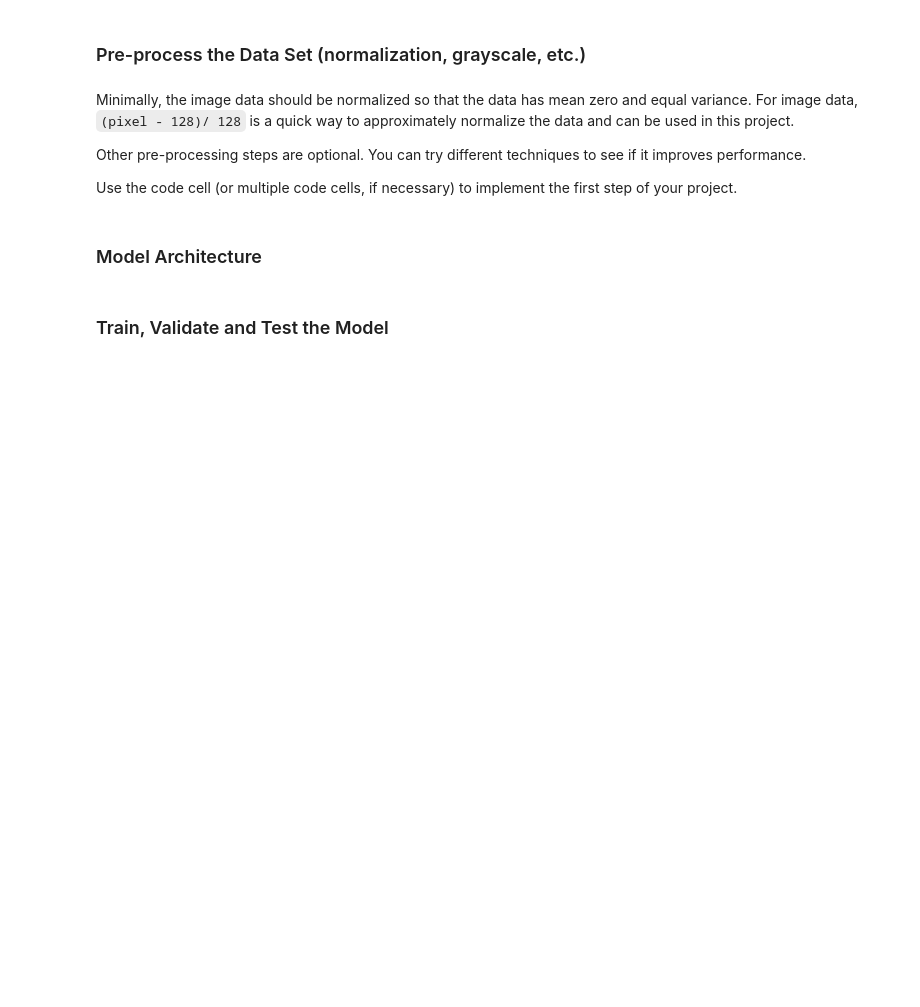
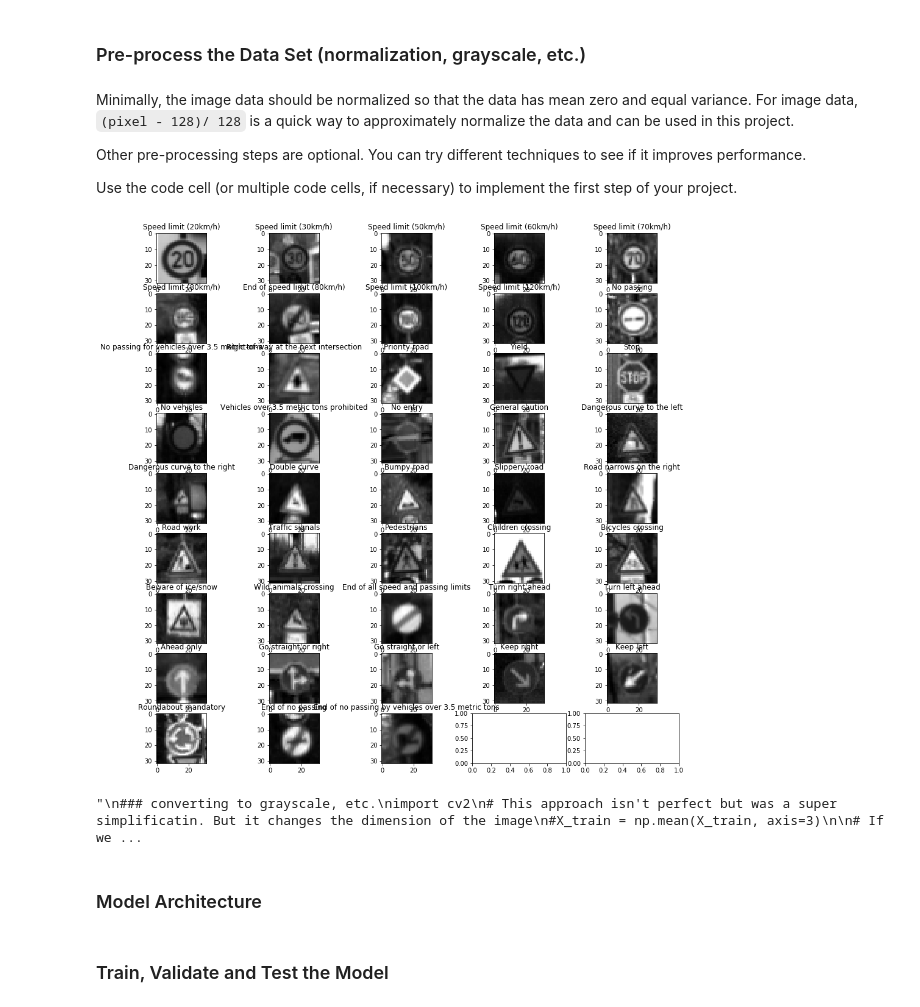
Before and after one commit to AndrewWalker251/traffic_sign_classifier, a Jupyter notebook: Traffic_Sign_Classifier.ipynb, the cells around one changed output. Cells and saved outputs as stored; diff of their text form; code cells hidden in the pictures; blank space fills up the shorter version.

```diff
--- a/Traffic_Sign_Classifier.ipynb
+++ b/Traffic_Sign_Classifier.ipynb
@@ -158,6 +169,61 @@ Minimally, the image data should be normalized so that the data has mean zero an
 Other pre-processing steps are optional. You can try different techniques to see if it improves performance.
 
 Use the code cell (or multiple code cells, if necessary) to implement the first step of your project.
+# %%
+X_train = np.mean(X_train, axis=3)
+X_train = np.reshape(X_train, (n_train,32,32,1))
+
+X_valid = np.mean(X_valid, axis=3)
+X_valid = np.reshape(X_valid, (n_validation,32,32,1))
+
+X_test = np.mean(X_test, axis=3)
+X_test = np.reshape(X_test, (n_test,32,32,1))
+# %%
+# Print out the grayscale images
+cols = 5
+rows = math.ceil(n_classes/cols)
+
+fig, axs = plt.subplots(rows,cols , figsize=(10,10))
+fig.set_size_inches(16, 16)
+
+for sign_id in range(0, n_classes):
+
+    row = sign_id//cols
+    column = sign_id % cols
+
+    # find an index associated to that id
+    index_chosen = np.where(y_train == sign_id)[0][0]
+    image = X_train[index_chosen].squeeze()
+    # print out the image
+    axs[row, column].imshow(image, cmap='gray')
+    axs[row, column].set_title(sign_names[sign_names['ClassId'] == sign_id]['SignName'].unique()[0])
+
+plt.savefig(r'write_up_examples\grayscale_class.jpg')
+# %% [output]
+[figure, added]
+# %%
+
+'''
+### converting to grayscale, etc.
+import cv2
+# This approach isn't perfect but was a super simplificatin. But it changes the dimension of the image
+#X_train = np.mean(X_train, axis=3)
+
+# If we use cv2 it feels like we have to do an very inefficient loop.
+gray_images = []
+
+for image_id in range(0,n_train):
+    image = X_train[image_id]
+    image_gray = cv2.cvtColor(image, cv2.COLOR_RGB2GRAY)
+    image_gray2 = np.reshape(image_gray, (32,32,1))
+    plt.imshow(image_gray, cmap='gray')
+    gray_images.append(image_gray2)
+
+gray_images = np.array(gray_images)
+
+'''
+# %% [output]
+"\n### converting to grayscale, etc.\nimport cv2\n# This approach isn't perfect but was a super simplificatin. But it changes the dimension of the image\n#X_train = np.mean(X_train, axis=3)\n\n# If we ...
 # %%
 ### Preprocess the data here. It is required to normalize the data. Other preprocessing steps could include
 X_train = (X_train - 128)/128
```
Also changed, not shown: parts of 20 cells of this notebook, 7 other files.
